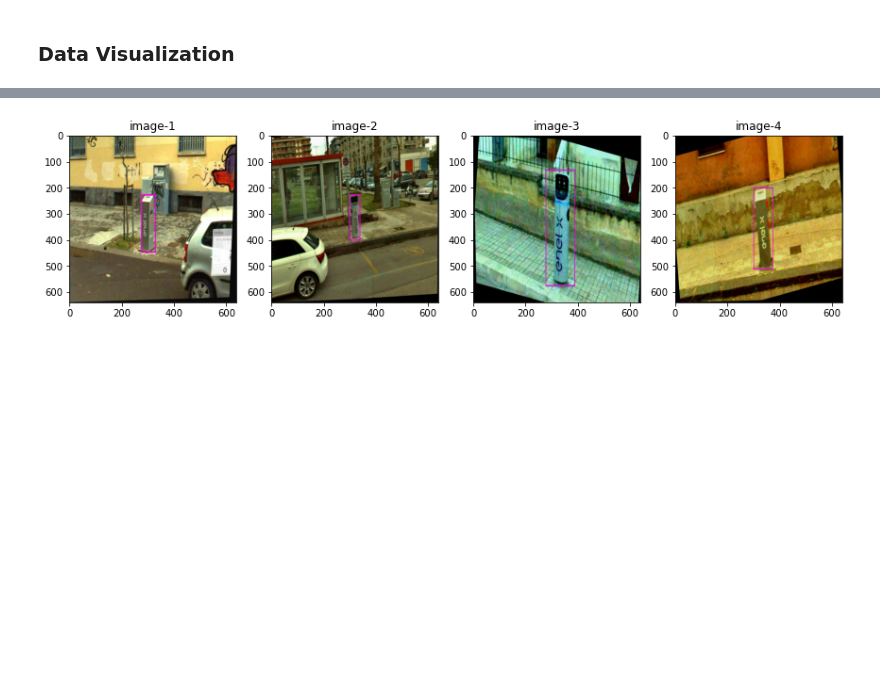
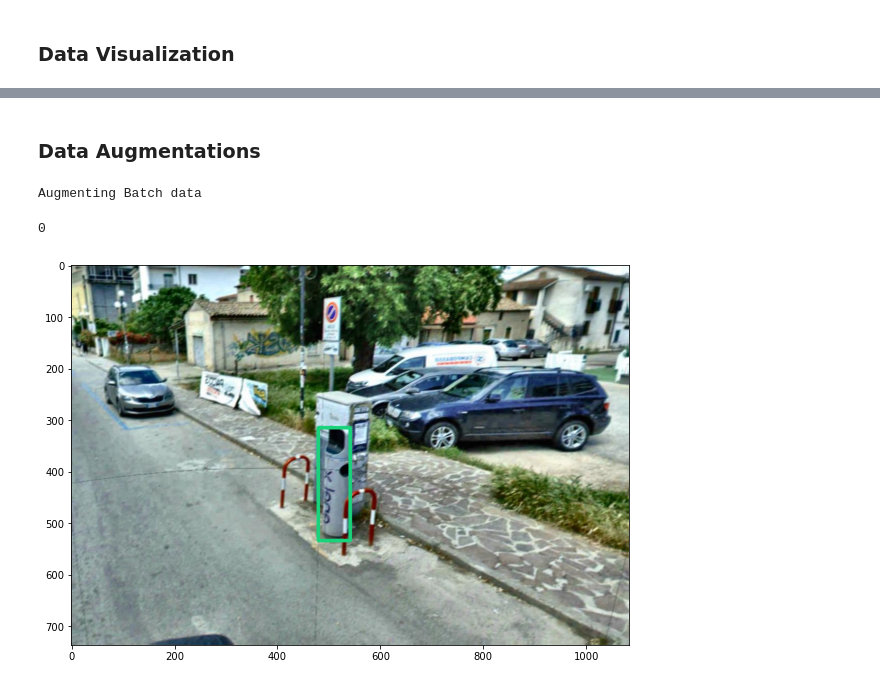
Before and after one commit to tandon-samarth/EV-POI-Detection-from-MOMA-Images, a Jupyter notebook: notebooks/data_analysis.ipynb, the cells around one changed output, grey strips where cells are left out. Cells and saved outputs as stored; diff of their text form; code cells hidden in the pictures; blank space fills up the shorter version.

```diff
--- a/notebooks/data_analysis.ipynb
+++ b/notebooks/data_analysis.ipynb
@@ -122,5 +122,2 @@ display_images(sample_test)
-# %%
-sample_test = np.random.choice(train_data,4)
-display_images(sample_test)
-# %% [output]
-[figure, removed]
+# %% [markdown]
+### Data Augmentations
@@ -126,0 +198,41 @@ display_images(sample_test)
+# %%
+image_aug = ImageAugmentation(classes = class_name)
+sample_test = np.random.choice(valid_data,4)
+
+sample_labels = list(map(lambda image: osp.dirname(image).replace('images','labels/') + osp.basename(image).replace('jpg','txt'),sample_test))
+
+image_aug.batch_augmentation(sample_test,
+                             sample_labels,
+                             cls_dict=class_name,
+                             out_path=osp.join(path,'results'),save=True)
+# %% [output]
+Augmenting Batch data
+# %%
+out_path = osp.join(path,'results')
+aug_images = glob(osp.join(out_path,'images/*.jpg'))
+aug_labels = [aug_name.replace('images','labels') + '.txt' for aug_name in aug_images]
+
+
+plt.figure(figsize=(10,9))
+
+
+def display_augmentations(imgfile,label_file):
+    img = cv2.imread(imgfile)
+    img = cv2.cvtColor(img,cv2.COLOR_BGR2RGB)
+
+    with open(label_file,'r') as fd:
+        annotations = fd.readlines()
+    for annt in annotations:
+        x1, y1, x2, y2, cls = annt.split()
+        x1,y1 = int(x1) , int(y1)
+        x2,y2 = int(x2) , int(y2)
+        img = cv2.rectangle(img,(x1,y1),(x2,y2),(24,211,123),5)
+        plt.imshow(img)
+    return 0
+
+random_val = np.random.randint(0,len(aug_images))
+
+display_augmentations(aug_images[random_val],aug_labels[random_val])
+# %% [output]
+0
+[figure, added]
```
Also changed, not shown: parts of 2 cells of this notebook, 1 other file.
